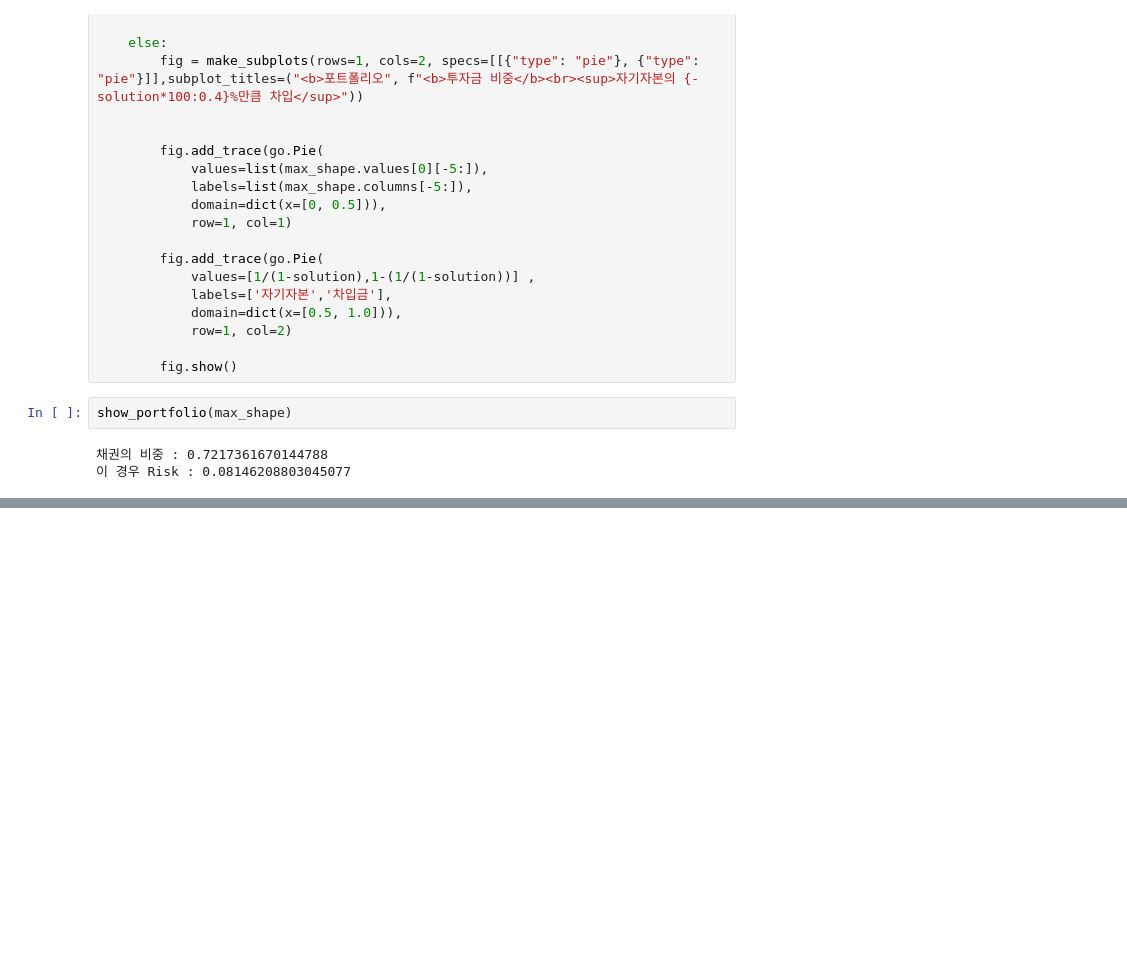
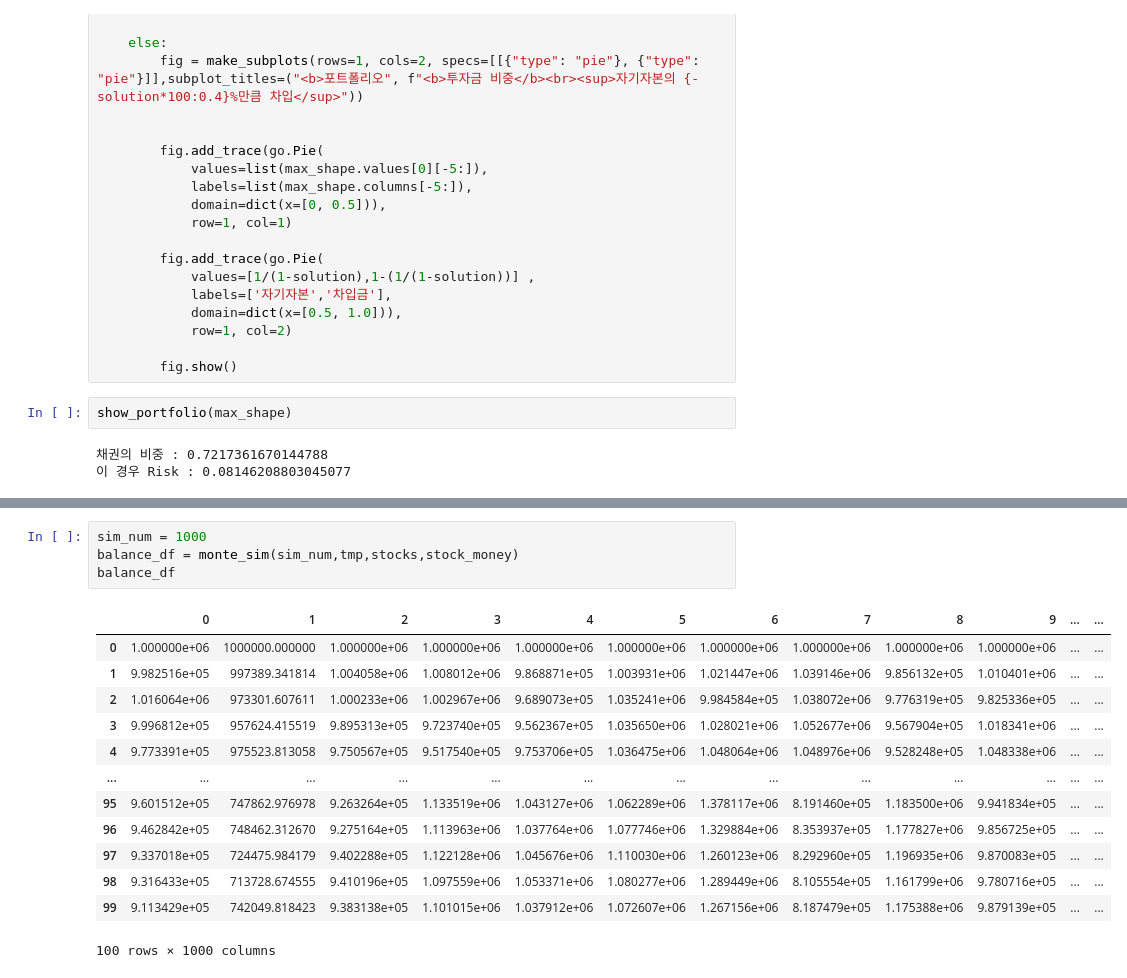
Before and after one commit to DanDanHeeWorld/to_upward, a Jupyter notebook: 포트폴리오구성+monte2.ipynb, the cells around one changed output, grey strips where cells are left out. Drawn from its saved outputs; the diff is of its cells as text; blank space fills up the shorter version.

```diff
--- a/포트폴리오구성+monte2.ipynb
+++ b/포트폴리오구성+monte2.ipynb
@@ -228,0 +275,18 @@ show_portfolio(max_shape)
+# %%
+sim_num = 1000
+balance_df = monte_sim(sim_num,tmp,stocks,stock_money)
+balance_df
+# %% [output]
+|  | 0 | 1 | 2 | 3 | 4 | 5 | 6 | 7 | 8 | 9 | ... | ... |
+| 0 | 1.000000e+06 | 1000000.000000 | 1.000000e+06 | 1.000000e+06 | 1.000000e+06 | 1.000000e+06 | 1.000000e+06 | 1.000000e+06 | 1.000000e+06 | 1.000000e+06 | ... | ... |
+| 1 | 9.982516e+05 | 997389.341814 | 1.004058e+06 | 1.008012e+06 | 9.868871e+05 | 1.003931e+06 | 1.021447e+06 | 1.039146e+06 | 9.856132e+05 | 1.010401e+06 | ... | ... |
+| 2 | 1.016064e+06 | 973301.607611 | 1.000233e+06 | 1.002967e+06 | 9.689073e+05 | 1.035241e+06 | 9.984584e+05 | 1.038072e+06 | 9.776319e+05 | 9.825336e+05 | ... | ... |
+| 3 | 9.996812e+05 | 957624.415519 | 9.895313e+05 | 9.723740e+05 | 9.562367e+05 | 1.035650e+06 | 1.028021e+06 | 1.052677e+06 | 9.567904e+05 | 1.018341e+06 | ... | ... |
+| 4 | 9.773391e+05 | 975523.813058 | 9.750567e+05 | 9.517540e+05 | 9.753706e+05 | 1.036475e+06 | 1.048064e+06 | 1.048976e+06 | 9.528248e+05 | 1.048338e+06 | ... | ... |
+| ... | ... | ... | ... | ... | ... | ... | ... | ... | ... | ... | ... | ... |
+| 95 | 9.601512e+05 | 747862.976978 | 9.263264e+05 | 1.133519e+06 | 1.043127e+06 | 1.062289e+06 | 1.378117e+06 | 8.191460e+05 | 1.183500e+06 | 9.941834e+05 | ... | ... |
+| 96 | 9.462842e+05 | 748462.312670 | 9.275164e+05 | 1.113963e+06 | 1.037764e+06 | 1.077746e+06 | 1.329884e+06 | 8.353937e+05 | 1.177827e+06 | 9.856725e+05 | ... | ... |
+| 97 | 9.337018e+05 | 724475.984179 | 9.402288e+05 | 1.122128e+06 | 1.045676e+06 | 1.110030e+06 | 1.260123e+06 | 8.292960e+05 | 1.196935e+06 | 9.870083e+05 | ... | ... |
+| 98 | 9.316433e+05 | 713728.674555 | 9.410196e+05 | 1.097559e+06 | 1.053371e+06 | 1.080277e+06 | 1.289449e+06 | 8.105554e+05 | 1.161799e+06 | 9.780716e+05 | ... | ... |
+| 99 | 9.113429e+05 | 742049.818423 | 9.383138e+05 | 1.101015e+06 | 1.037912e+06 | 1.072607e+06 | 1.267156e+06 | 8.187479e+05 | 1.175388e+06 | 9.879139e+05 | ... | ... |
+100 rows × 1000 columns
```
Also changed, not shown: parts of 4 cells of this notebook, 1 other file.
